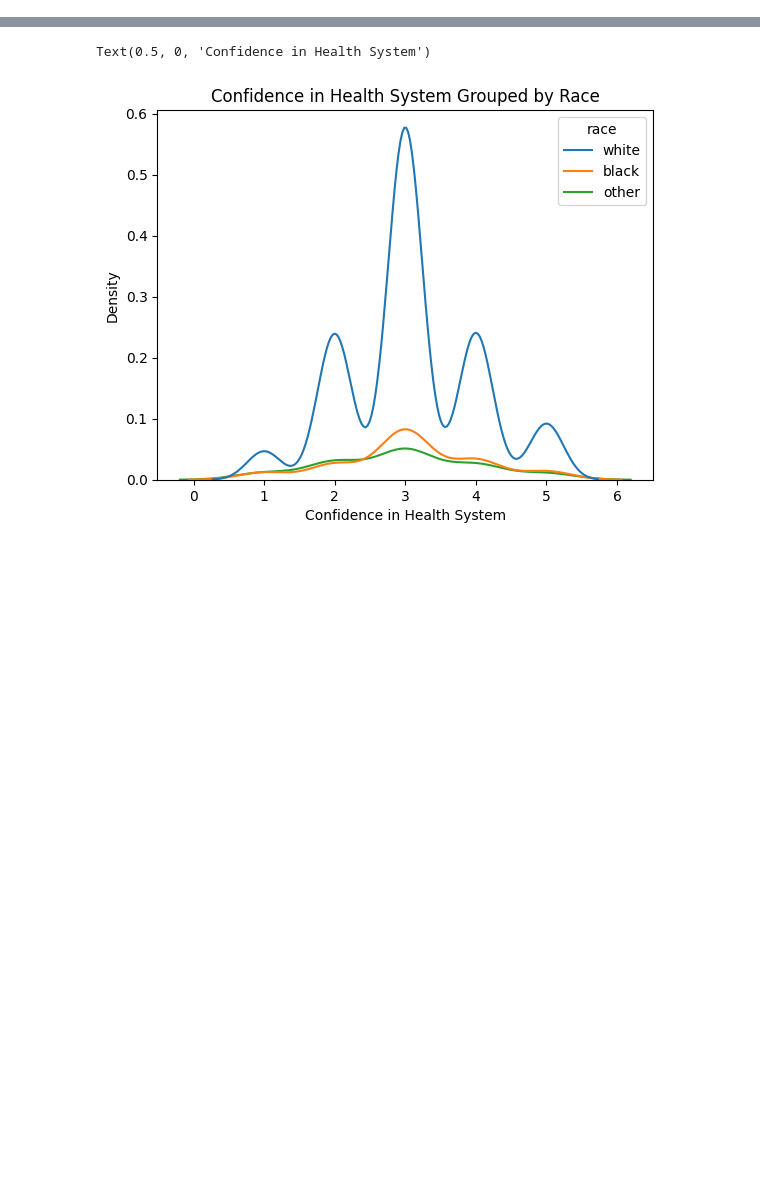
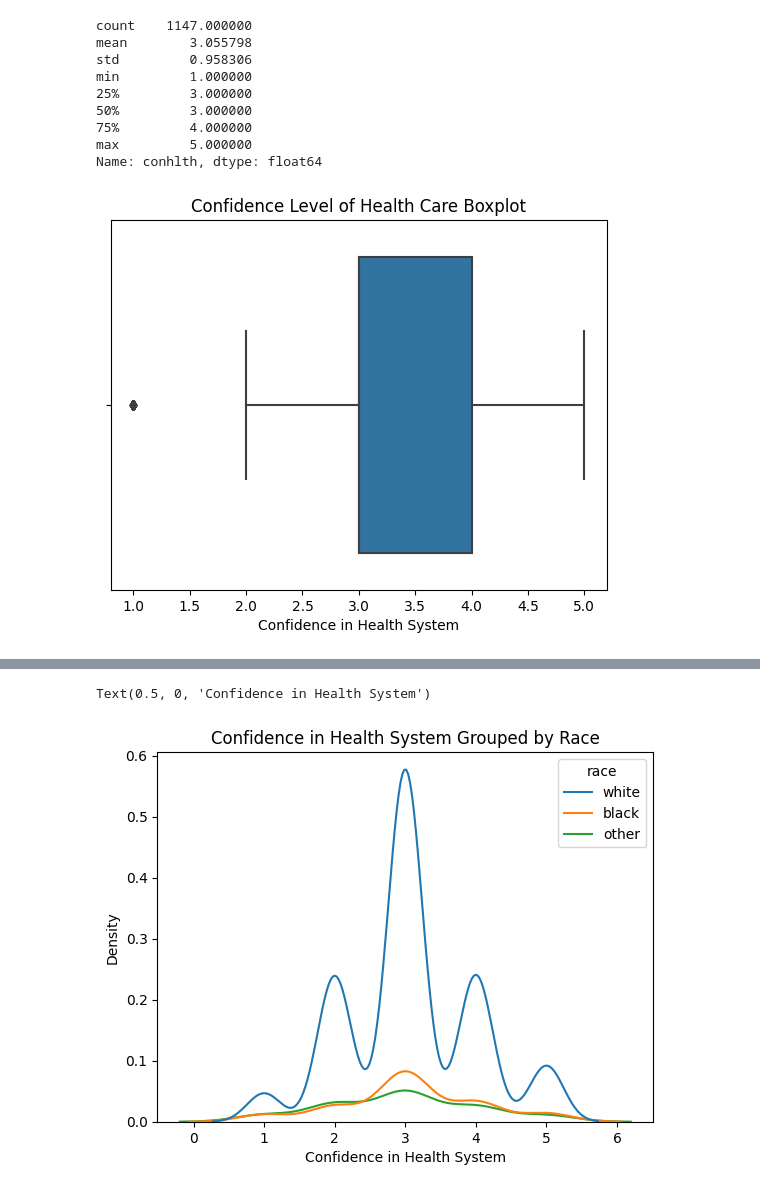
Before and after one commit to yango4014/group10, a Jupyter notebook: Visualization.ipynb, the cells around one changed output, grey strips where cells are left out. Cells and saved outputs as stored; diff of their text form; code cells hidden in the pictures; blank space fills up the shorter version.

```diff
--- a/Visualization.ipynb
+++ b/Visualization.ipynb
@@ -32,0 +33,24 @@ Text(0, 0.5, 'Count')
+# %%
+#Making a boxplot for conhlth
+
+#define variable of interest
+var = "conhlth" #confidence in medicine (scale 1-3)
+
+#make boxplot using seaborn
+sns.boxplot(data=df, x=var)
+
+#set labels for graphs
+plt.xlabel("Confidence in Health System")
+plt.title("Confidence Level of Health Care Boxplot")
+print(df[var].describe())
+# %% [output]
+count    1147.000000
+mean        3.055798
+std         0.958306
+min         1.000000
+25%         3.000000
+50%         3.000000
+75%         4.000000
+max         5.000000
+Name: conhlth, dtype: float64
+[figure, added]
```
Also changed, not shown: parts of 18 cells of this notebook.
